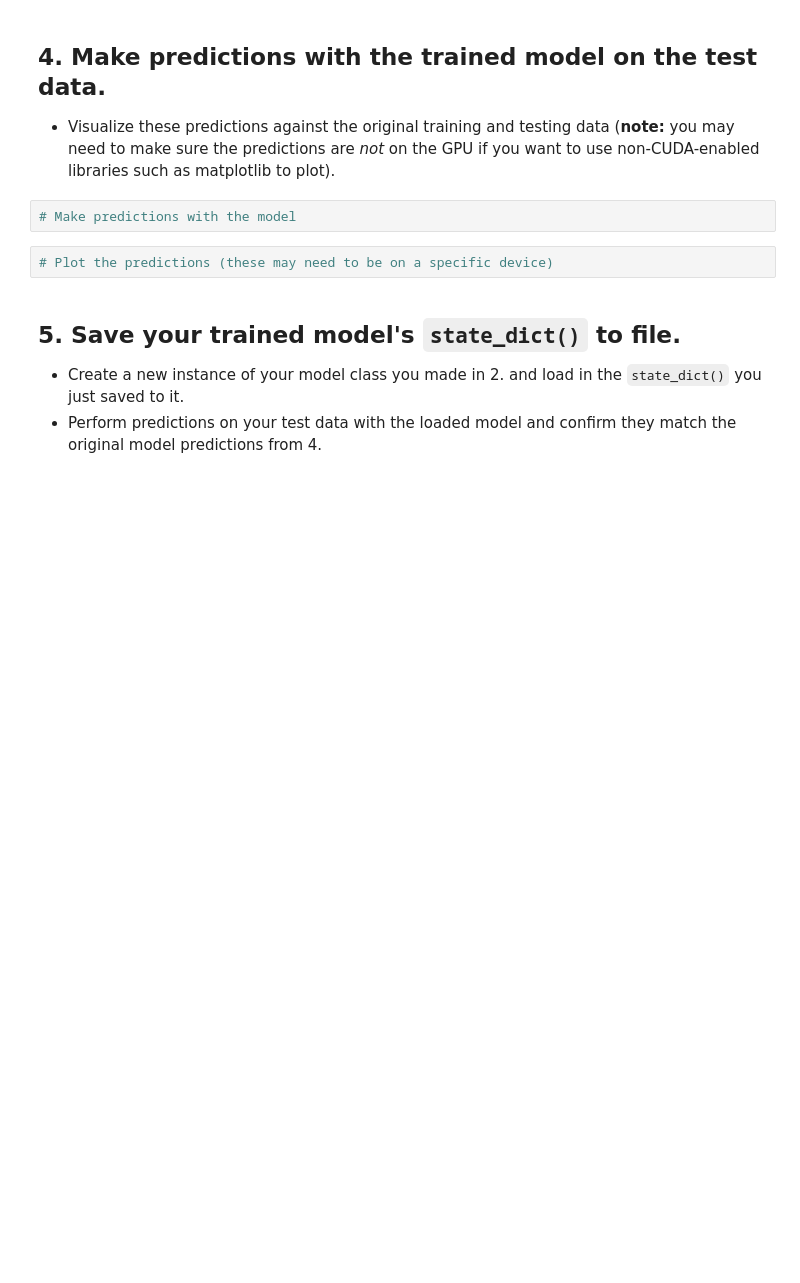
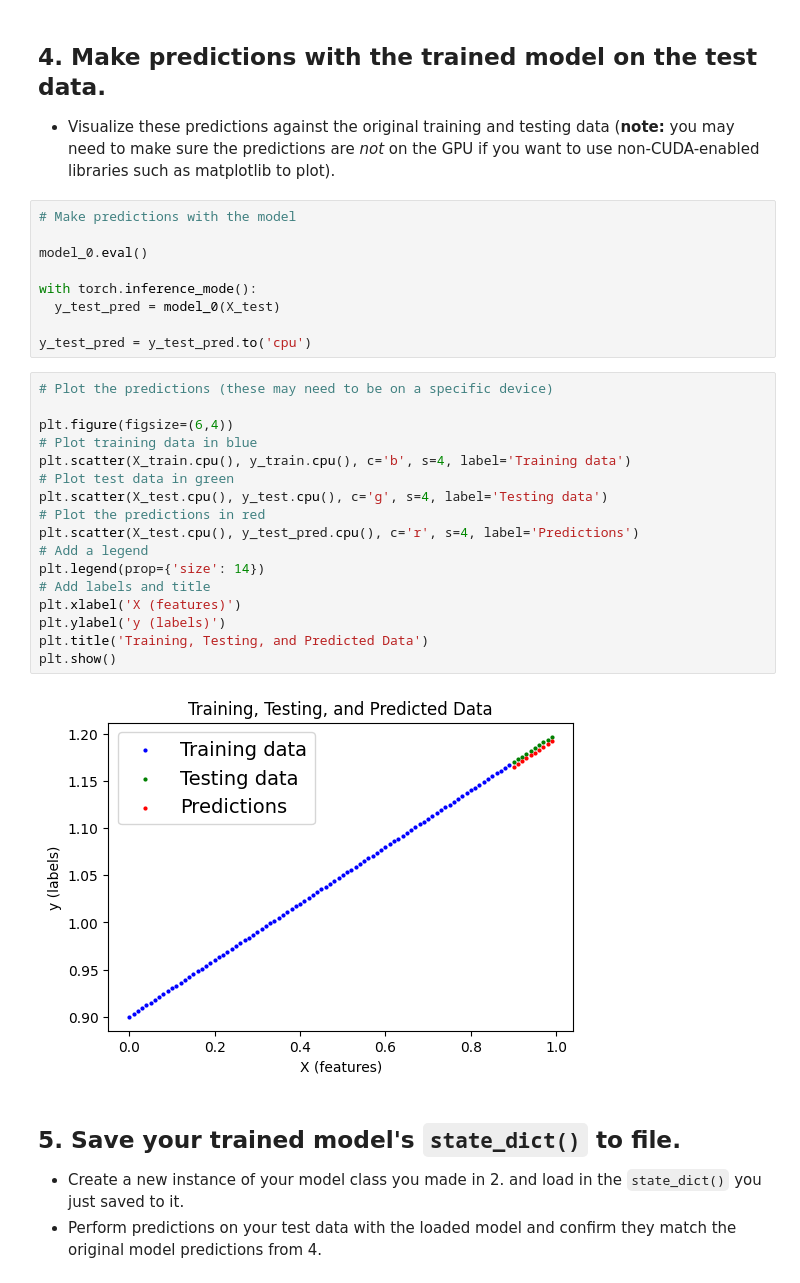
Before and after one commit to Kukarki/FeastRush, a Jupyter notebook: extras/exercises/01_pytorch_workflow_exercises.ipynb, the cells around one changed output. Saved outputs shown, nothing was run; the diff lists cells and outputs as text; blank space fills up the shorter version.

```diff
--- a/extras/exercises/01_pytorch_workflow_exercises.ipynb
+++ b/extras/exercises/01_pytorch_workflow_exercises.ipynb
@@ -206,8 +206,32 @@ OrderedDict([('weight', tensor([0.3058], device='cuda:0')),
   * Visualize these predictions against the original training and testing data (**note:** you may need to make sure the predictions are *not* on the GPU if you want to use non-CUDA-enabled libraries such as matplotlib to plot).
 # %%
 # Make predictions with the model
+
+model_0.eval()
+
+with torch.inference_mode():
+  y_test_pred = model_0(X_test)
+
+y_test_pred = y_test_pred.to('cpu')
-# %%
-# Plot the predictions (these may need to be on a specific device)
+# %%
+# Plot the predictions (these may need to be on a specific device)
+
+plt.figure(figsize=(6,4))
+# Plot training data in blue
+plt.scatter(X_train.cpu(), y_train.cpu(), c='b', s=4, label='Training data')
+# Plot test data in green
+plt.scatter(X_test.cpu(), y_test.cpu(), c='g', s=4, label='Testing data')
+# Plot the predictions in red
+plt.scatter(X_test.cpu(), y_test_pred.cpu(), c='r', s=4, label='Predictions')
+# Add a legend
+plt.legend(prop={'size': 14})
+# Add labels and title
+plt.xlabel('X (features)')
+plt.ylabel('y (labels)')
+plt.title('Training, Testing, and Predicted Data')
+plt.show()
+# %% [output]
+[figure, added]
 # %% [markdown]
 ## 5. Save your trained model's `state_dict()` to file.
   * Create a new instance of your model class you made in 2. and load in the `state_dict()` you just saved to it.
```
Also changed, not shown: parts of 4 cells of this notebook.
